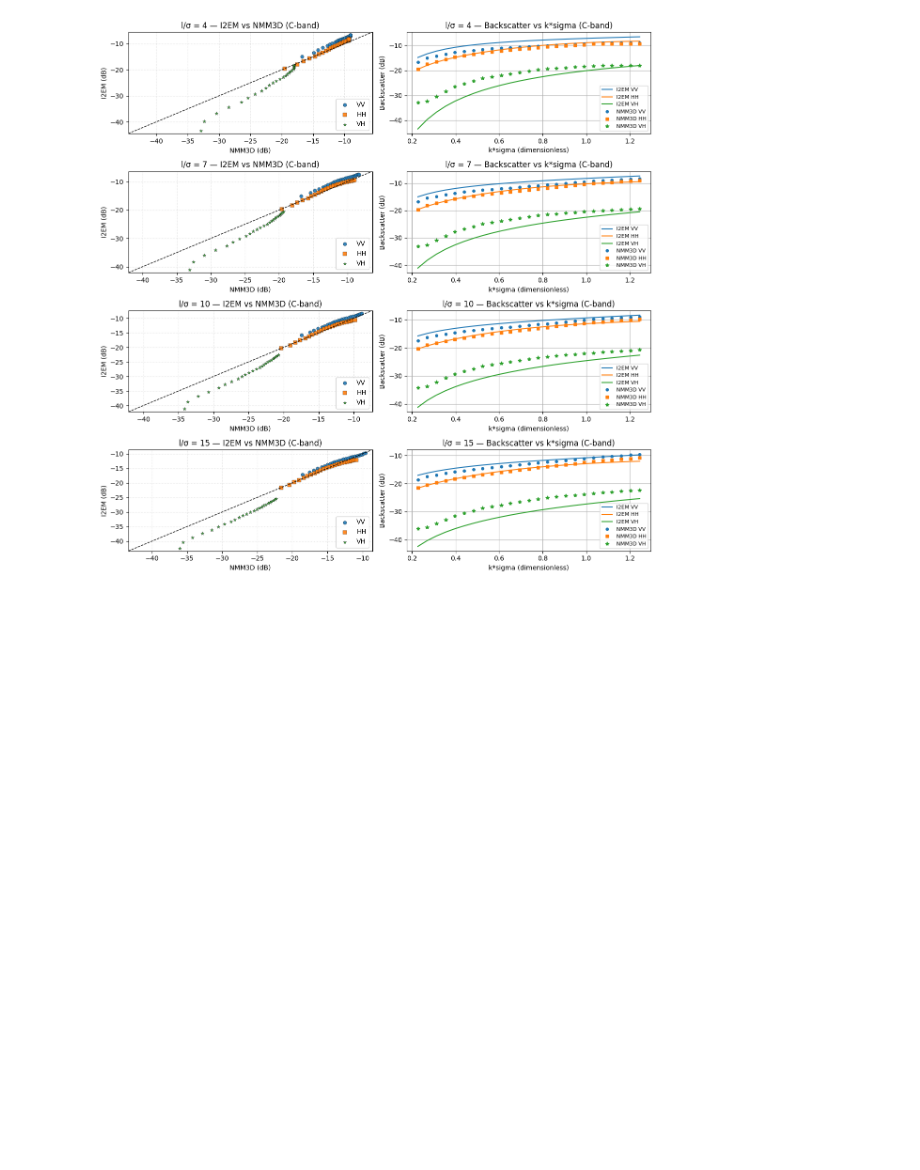
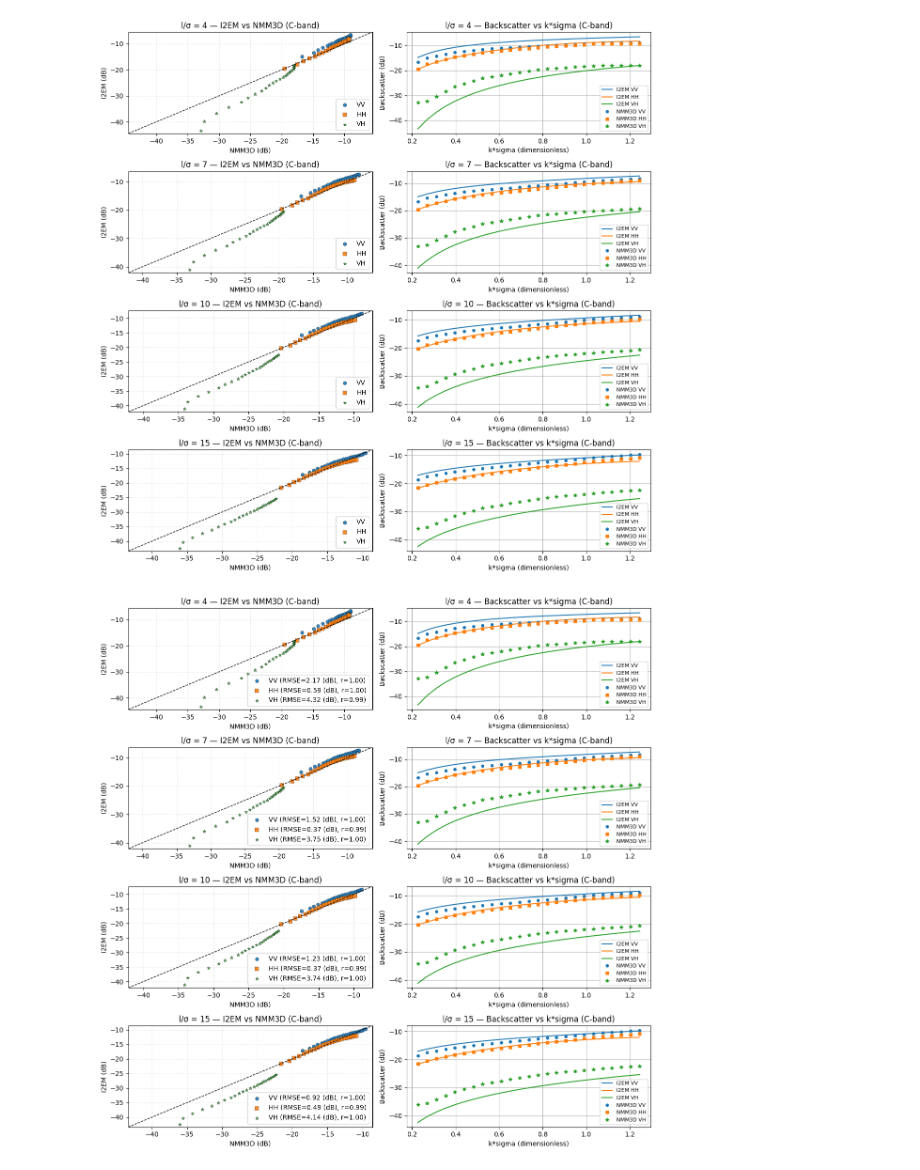
Before and after one commit to Morteza-Khazaei/pyi2em, a Jupyter notebook: examples/compare_nmm3d_i2em.ipynb, the cells around one changed output. Drawn from its saved outputs; the diff is of its cells as text; code cells hidden in the pictures; blank space fills up the shorter version.

```diff
--- a/examples/compare_nmm3d_i2em.ipynb
+++ b/examples/compare_nmm3d_i2em.ipynb
@@ -443,3 +443,74 @@ for i, ratio0 in enumerate(ratios):
 plt.tight_layout(); plt.show()
 # %% [output]
 [figure]
+# %%
+# C-band (5.405 GHz), exponential ACF only (sp=1)
+# Two columns per ratio: left = I2EM vs NMM3D scatter (all pols), right = backscatter vs k*sigma
+fig, axes = plt.subplots(len(ratios), 2, figsize=(12, 12), sharex=False, sharey=False)
+
+for i, ratio0 in enumerate(ratios):
+    ax_scatter = axes[i,0]  # left column
+    ax_lines = axes[i,1]    # right column
+
+    vv_lut=[]; hh_lut=[]; x_lut=[]; vv_i2em=[]; hh_i2em=[]; vh_i2em=[]; ks_all=[]
+
+    for rms_cm in rms_values_cm:
+        # Get LUT values
+        rms_norm = rms_cm / wave_cm
+        vvl, hhl, xl = NMM3D_LUT_NRCS_40degree_interp(rms_norm, eps0, ratio0)
+        vv_lut.append(vvl); hh_lut.append(hhl); x_lut.append(xl)
+
+        # Get I2EM values
+        sig_m = rms_cm/100.0
+        l_m = (rms_cm*ratio0)/100.0
+        vv, hh, vh = pyi2em.I2EM_Backscatter_model(fGHz, sig_m, l_m, theta_deg, eps0, 0.0, sp_sel)
+        vv_i2em.append(vv); hh_i2em.append(hh); vh_i2em.append(vh)
+        ks_all.append(k * rms_cm)
+
+    ks_all = np.array(ks_all)
+
+    # Calculate metrics for each polarization
+    r_vv, _, _, rmse_vv, _ = regression_metrics(vv_lut, vv_i2em)
+    r_hh, _, _, rmse_hh, _ = regression_metrics(hh_lut, hh_i2em)
+    r_vh, _, _, rmse_vh, _ = regression_metrics(x_lut, vh_i2em)
+
+    # Left: scatter I2EM vs NMM3D for all pols with metrics
+    ax_scatter.scatter(vv_lut, vv_i2em, s=28, c=pol_colors['VV'], marker=pol_markers['VV'],
+                      edgecolors='k', linewidths=0.3, alpha=0.9,
+                      label=f'VV (RMSE={rmse_vv:.2f} (dB), r={r_vv:.2f})')
+    ax_scatter.scatter(hh_lut, hh_i2em, s=28, c=pol_colors['HH'], marker=pol_markers['HH'],
+                      edgecolors='k', linewidths=0.3, alpha=0.9,
+                      label=f'HH (RMSE={rmse_hh:.2f} (dB), r={r_hh:.2f})')
+    ax_scatter.scatter(x_lut, vh_i2em, s=28, c=pol_colors['VH'], marker=pol_markers['VH'],
+                      edgecolors='k', linewidths=0.3, alpha=0.9,
+                      label=f'VH (RMSE={rmse_vh:.2f} (dB), r={r_vh:.2f})')
+
+    lo = min(np.nanmin([vv_lut,hh_lut,x_lut]), np.nanmin([vv_i2em,hh_i2em,vh_i2em])) - 1.0
+    hi = max(np.nanmax([vv_lut,hh_lut,x_lut]), np.nanmax([vv_i2em,hh_i2em,vh_i2em])) + 1.0
+    ax_scatter.plot([lo,hi],[lo,hi],'k--',lw=1.0)
+    ax_scatter.set_xlim(lo,hi)
+    ax_scatter.set_ylim(lo,hi)
+    ax_scatter.grid(True, linestyle=':', alpha=0.5)
+    ax_scatter.set_title(f'l/σ = {ratio0} — I2EM vs NMM3D (C-band)')
+    ax_scatter.set_xlabel('NMM3D (dB)')
+    ax_scatter.set_ylabel('I2EM (dB)')
+    ax_scatter.legend(loc='lower right', frameon=True)
+
+    # Right: backscatter vs k*sigma
+    ax_lines.plot(ks_all, vv_i2em, '-', c=pol_colors['VV'], label='I2EM VV')
+    ax_lines.plot(ks_all, hh_i2em, '-', c=pol_colors['HH'], label='I2EM HH')
+    ax_lines.plot(ks_all, vh_i2em, '-', c=pol_colors['VH'], label='I2EM VH')
+    ax_lines.plot(ks_all, vv_lut, 'o', c=pol_colors['VV'], ms=4, label='NMM3D VV')
+    ax_lines.plot(ks_all, hh_lut, 's', c=pol_colors['HH'], ms=4, label='NMM3D HH')
+    ax_lines.plot(ks_all, x_lut, '*', c=pol_colors['VH'], ms=6, label='NMM3D VH')
+
+    ax_lines.set_xlabel('k*sigma (dimensionless)')
+    ax_lines.set_ylabel('Backscatter (dB)')
+    ax_lines.set_title(f'l/σ = {ratio0} — Backscatter vs k*sigma (C-band)')
+    ax_lines.grid(True)
+    ax_lines.legend(loc='best', fontsize=8, frameon=True)
+
+plt.tight_layout()
+plt.show()
+# %% [output]
+[figure, added]
```
Also changed, not shown: 1 other file.
